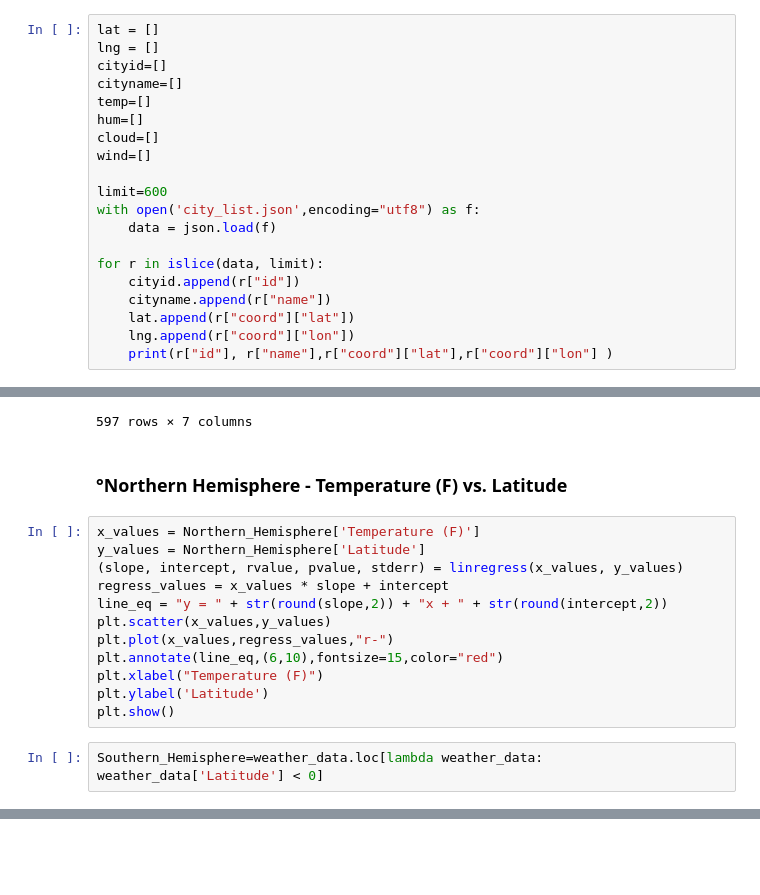
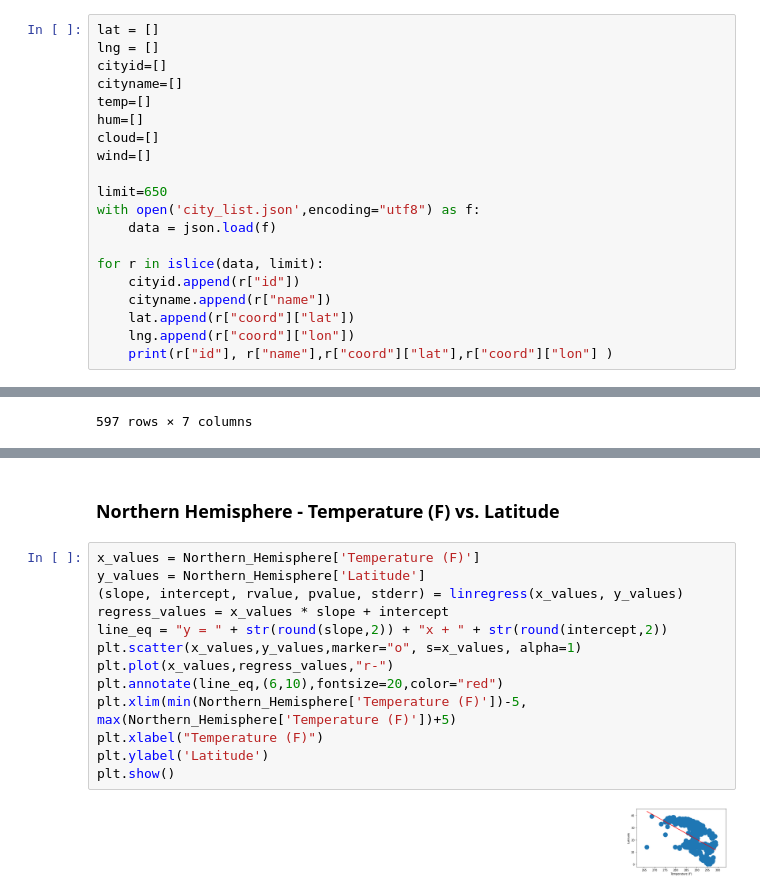
Before and after one commit to SugeilyMG/python-api-challenge, a Jupyter notebook: WeatherPy/WeatherPy.ipynb, the cells around one changed output, grey strips where cells are left out. Cells and saved outputs as stored; diff of their text form; blank space fills up the shorter version.

```diff
--- a/WeatherPy/WeatherPy.ipynb
+++ b/WeatherPy/WeatherPy.ipynb
@@ -18,7 +20,7 @@ hum=[]
 cloud=[]
 wind=[]
 
-limit=600
+limit=650
 with open('city_list.json',encoding="utf8") as f:
     data = json.load(f)
 
@@ -169,22 +173,6 @@ Northern_Hemisphere
 | 598 | Afif | 23.906500 | 42.917240 | 289.43 | 28 | 1 | 5.78 |
 | 599 | Ad Dilam | 23.991461 | 47.162659 | 290.15 | 23 | 0 | 3.60 |
 597 rows × 7 columns
-# %% [markdown]
-### °Northern Hemisphere - Temperature (F) vs. Latitude
-# %%
-x_values = Northern_Hemisphere['Temperature (F)']
-y_values = Northern_Hemisphere['Latitude']
-(slope, intercept, rvalue, pvalue, stderr) = linregress(x_values, y_values)
-regress_values = x_values * slope + intercept
-line_eq = "y = " + str(round(slope,2)) + "x + " + str(round(intercept,2))
-plt.scatter(x_values,y_values)
-plt.plot(x_values,regress_values,"r-")
-plt.annotate(line_eq,(6,10),fontsize=15,color="red")
-plt.xlabel("Temperature (F)")
-plt.ylabel('Latitude')
-plt.show()
-# %%
-Southern_Hemisphere=weather_data.loc[lambda weather_data: weather_data['Latitude'] < 0]
 # %%
 Southern_Hemisphere
 # %% [output]
@@ -192,3 +180,20 @@ Southern_Hemisphere
 | 58 | Republic of Rwanda | -2.00000 | 30.000000 | 292.09 | 77 | 75 | 3.60 |
 | 84 | Kismayo | -0.35817 | 42.545361 | 297.60 | 85 | 0 | 6.22 |
 | 115 | Buur Gaabo | -1.21933 | 41.837360 | 297.66 | 85 | 0 | 4.90 |
+# %% [markdown]
+### Northern Hemisphere - Temperature (F) vs. Latitude
+# %%
+x_values = Northern_Hemisphere['Temperature (F)']
+y_values = Northern_Hemisphere['Latitude']
+(slope, intercept, rvalue, pvalue, stderr) = linregress(x_values, y_values)
+regress_values = x_values * slope + intercept
+line_eq = "y = " + str(round(slope,2)) + "x + " + str(round(intercept,2))
+plt.scatter(x_values,y_values,marker="o", s=x_values, alpha=1)
+plt.plot(x_values,regress_values,"r-")
+plt.annotate(line_eq,(6,10),fontsize=20,color="red")
+plt.xlim(min(Northern_Hemisphere['Temperature (F)'])-5, max(Northern_Hemisphere['Temperature (F)'])+5)
+plt.xlabel("Temperature (F)")
+plt.ylabel('Latitude')
+plt.show()
+# %% [output]
+[figure, added]
```
Also changed, not shown: parts of 17 cells of this notebook.
